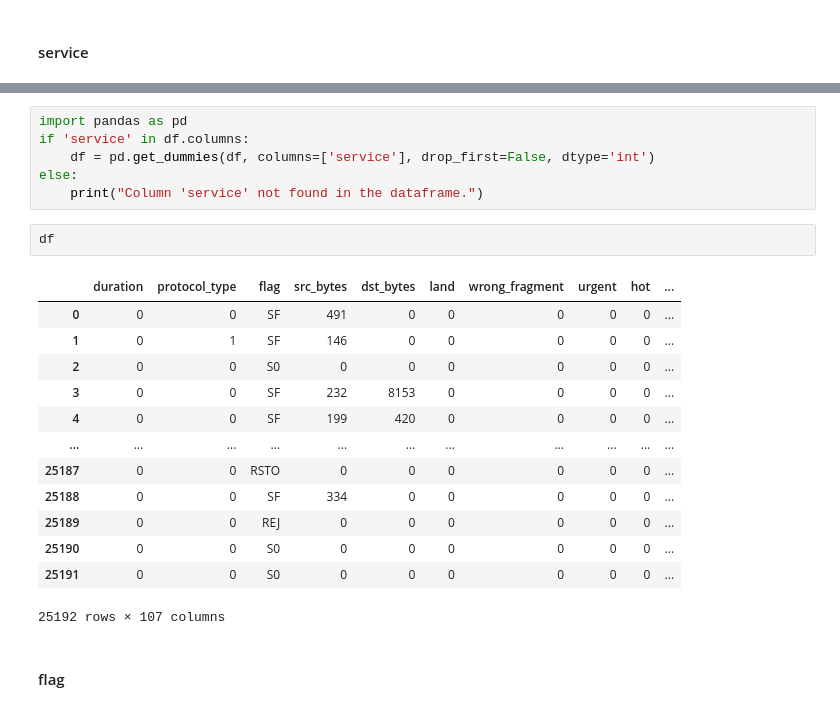
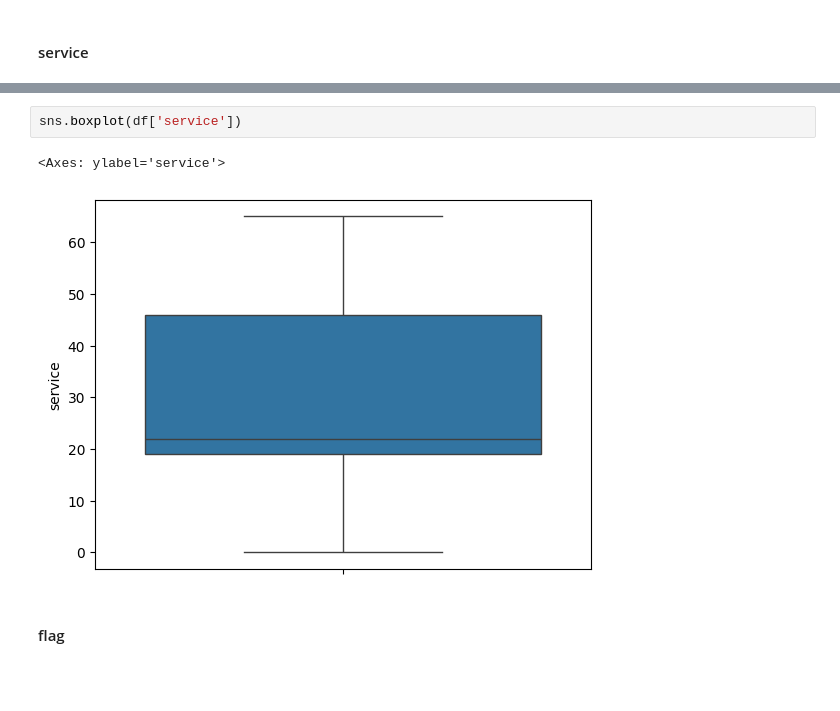
Before and after one commit to Mahesh8177/cyber_security, a Jupyter notebook: mahesh/Cyber_Security.ipynb, the cells around one changed output, grey strips where cells are left out. Drawn from its saved outputs; the diff is of its cells as text; blank space fills up the shorter version.

```diff
--- a/mahesh/Cyber_Security.ipynb
+++ b/mahesh/Cyber_Security.ipynb
@@ -225,25 +208,8 @@ df['service'].value_counts().to_dict()
-# %%
-import pandas as pd
-if 'service' in df.columns:
-    df = pd.get_dummies(df, columns=['service'], drop_first=False, dtype='int')
-else:
-    print("Column 'service' not found in the dataframe.")
-# %%
-df
-# %% [output]
-|  | duration | protocol_type | flag | src_bytes | dst_bytes | land | wrong_fragment | urgent | hot | ... |
-| 0 | 0 | 0 | SF | 491 | 0 | 0 | 0 | 0 | 0 | ... |
-| 1 | 0 | 1 | SF | 146 | 0 | 0 | 0 | 0 | 0 | ... |
-| 2 | 0 | 0 | S0 | 0 | 0 | 0 | 0 | 0 | 0 | ... |
-| 3 | 0 | 0 | SF | 232 | 8153 | 0 | 0 | 0 | 0 | ... |
-| 4 | 0 | 0 | SF | 199 | 420 | 0 | 0 | 0 | 0 | ... |
-| ... | ... | ... | ... | ... | ... | ... | ... | ... | ... | ... |
-| 25187 | 0 | 0 | RSTO | 0 | 0 | 0 | 0 | 0 | 0 | ... |
-| 25188 | 0 | 0 | SF | 334 | 0 | 0 | 0 | 0 | 0 | ... |
-| 25189 | 0 | 0 | REJ | 0 | 0 | 0 | 0 | 0 | 0 | ... |
-| 25190 | 0 | 0 | S0 | 0 | 0 | 0 | 0 | 0 | 0 | ... |
-| 25191 | 0 | 0 | S0 | 0 | 0 | 0 | 0 | 0 | 0 | ... |
-25192 rows × 107 columns
+# %%
+sns.boxplot(df['service'])
+# %% [output]
+<Axes: ylabel='service'>
+[figure, added]
 # %% [markdown]
 #### flag
 # %%
```
Also changed, not shown: parts of 296 cells of this notebook, 1 other file.
